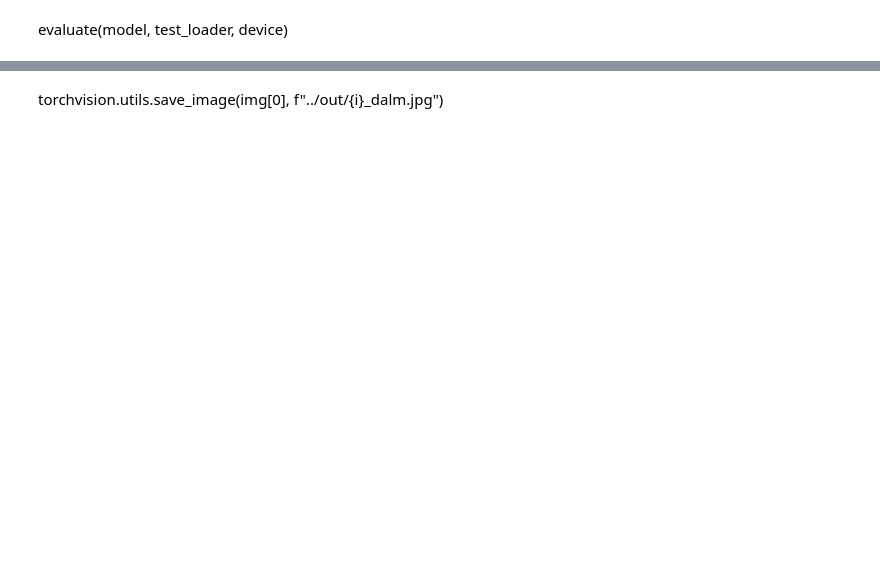
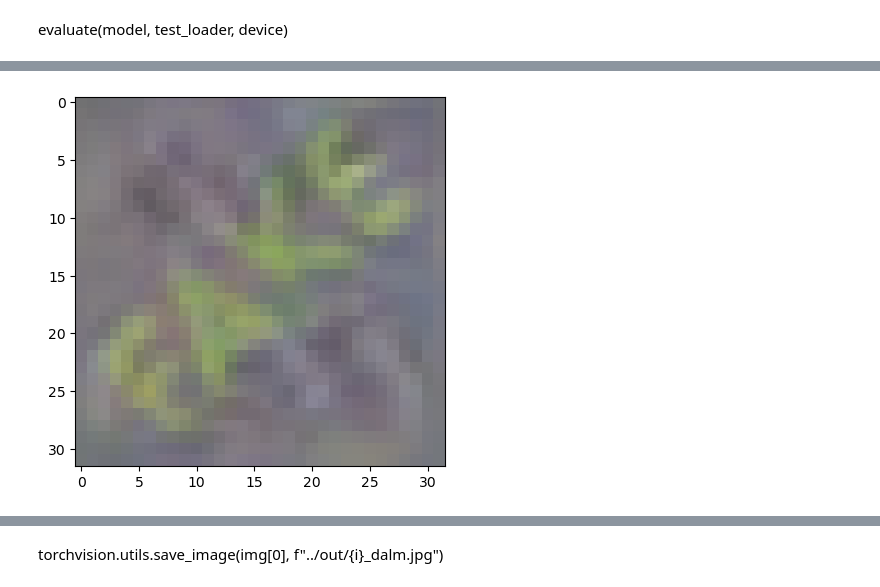
Before and after one commit to dilyabareeva/grad_slingshot, a Jupyter notebook: notebooks/before_after.ipynb, the cells around one changed output, grey strips where cells are left out. Saved outputs shown, nothing was run; the diff lists cells and outputs as text; code cells hidden in the pictures; blank space fills up the shorter version.

```diff
--- a/notebooks/before_after.ipynb
+++ b/notebooks/before_after.ipynb
@@ -112,3 +111,7 @@ man_batch_size = cfg.man_batch_size
+# %%
+from core.fv_transforms import cifar_dream
+
+image_transforms = cifar_dream
 # %%
 transforms = hydra.utils.instantiate(dataset.fv_transforms)
 normalize = hydra.utils.instantiate(cfg.data.normalize)
@@ -165,20 +170,5 @@ test_loader = torch.utils.data.DataLoader(
 # %%
 import torchvision.transforms as transforms
-
-image_transforms = transforms.Compose(
-    [
-        transforms.Pad(2, fill=0.5, padding_mode="constant"),
-        transforms.RandomAffine((-20, 20), scale=(0.75, 1.025), fill=0.5),
-        transforms.RandomRotation((-20, 21)),
-        transforms.RandomCrop(
-            (224, 224),
-            padding=None,
-            pad_if_needed=True,
-            fill=0,
-            padding_mode="constant",
-        ),
-    ]
-)
 # %%
 import matplotlib.pyplot as plt
 from torch_dreams import Dreamer
@@ -276 +278,26 @@ path
+# %%
+from core.forward_hook import get_nested_attr
+
+model_dict = torch.load(path, map_location=torch.device(device))
+target_model.load_state_dict(model_dict["model"])
+target_model = target_model.to(device)
+target_model.eval()
+dreamer = Dreamer(target_model, device=device)
+null_transforms = transforms.Compose([])
+dreamer.set_custom_transforms(image_transforms)
+dreamer.set_custom_transforms(null_transforms)
+image_param = dreamer.render(
+    layers=[get_nested_attr(target_model, layer_str)],
+    custom_func=my_custom_func,
+    image_parameter=image_parameter,
+    width=image_dims,
+    height=image_dims,
+    iters=50,
+    lr=0.1,
+)
+
+plt.imshow(image_param)
+plt.show()
+# %% [output]
+[figure, added]
 # %%
```
Also changed, not shown: parts of 16 cells of this notebook, 10 other files.
